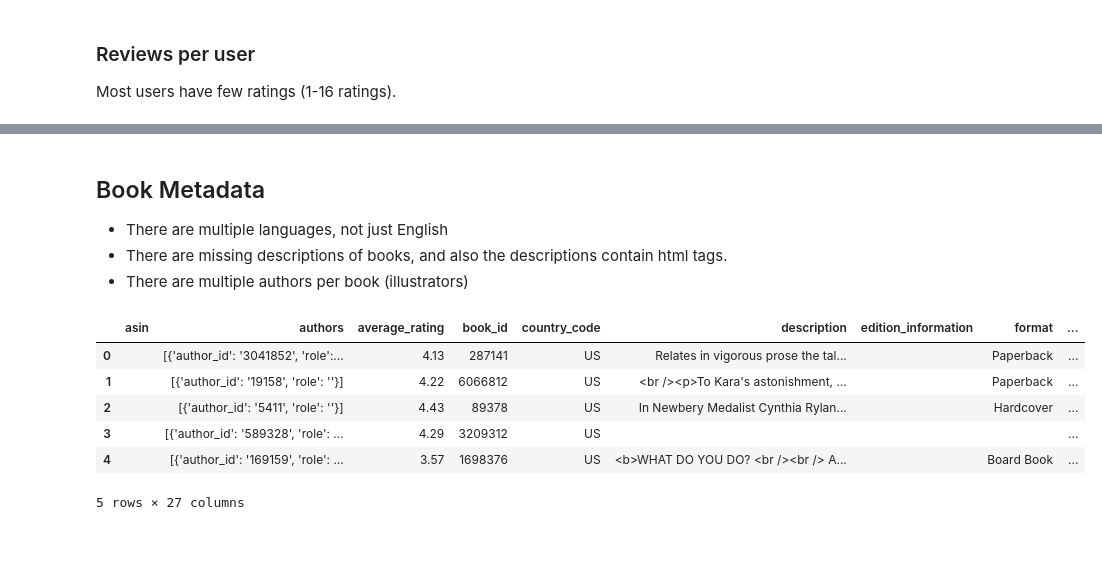
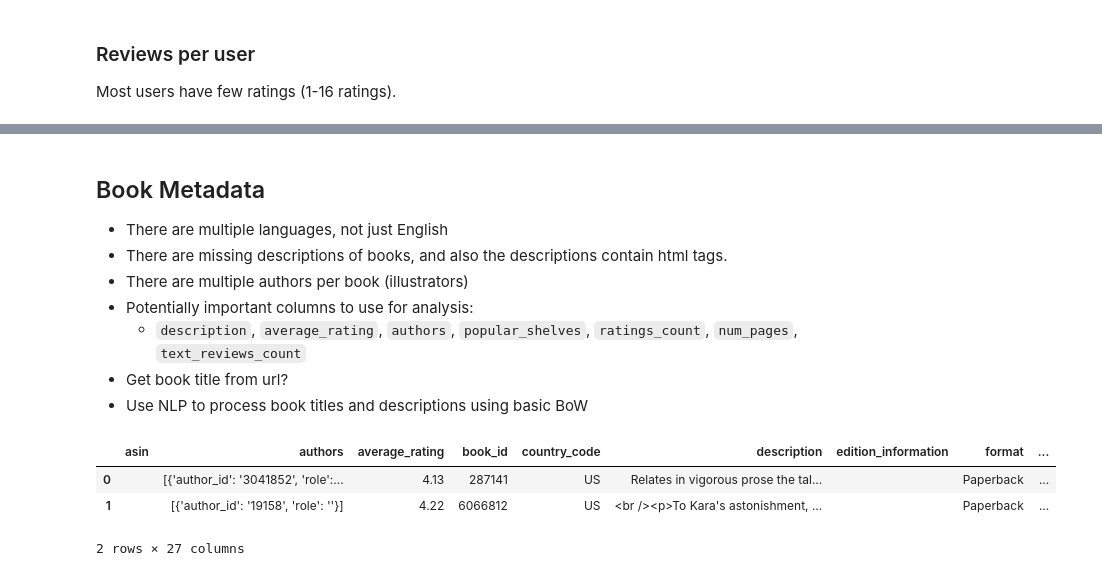
Before and after one commit to k-chuang/data-science-competitions, a Jupyter notebook: goodreads_eda.ipynb, the cells around one changed output, grey strips where cells are left out. Drawn from its saved outputs; the diff is of its cells as text; code cells hidden in the pictures; blank space fills up the shorter version.

```diff
--- a/goodreads_eda.ipynb
+++ b/goodreads_eda.ipynb
@@ -142,13 +195,14 @@ Name: user_id, dtype: float64
 - There are multiple languages, not just English
 - There are missing descriptions of books, and also the descriptions contain html tags.
 - There are multiple authors per book (illustrators)
+- Potentially important columns to use for analysis:
+    - `description`, `average_rating`, `authors`, `popular_shelves`, `ratings_count`, `num_pages`, `text_reviews_count`
+- Get book title from url?
+- Use NLP to process book titles and descriptions using basic BoW
 # %%
-book_df.head()
+book_df.head(2)
 # %% [output]
 |  | asin | authors | average_rating | book_id | country_code | description | edition_information | format | ... |
 | 0 |  | [{'author_id': '3041852', 'role':... | 4.13 | 287141 | US | Relates in vigorous prose the tal... |  | Paperback | ... |
 | 1 |  | [{'author_id': '19158', 'role': ''}] | 4.22 | 6066812 | US | <br /><p>To Kara's astonishment, ... |  | Paperback | ... |
-| 2 |  | [{'author_id': '5411', 'role': ''}] | 4.43 | 89378 | US | In Newbery Medalist Cynthia Rylan... |  | Hardcover | ... |
-| 3 |  | [{'author_id': '589328', 'role': ... | 4.29 | 3209312 | US |  |  |  | ... |
-| 4 |  | [{'author_id': '169159', 'role': ... | 3.57 | 1698376 | US | <b>WHAT DO YOU DO? <br /><br /> A... |  | Board Book | ... |
-5 rows × 27 columns
+2 rows × 27 columns
```
Also changed, not shown: parts of 31 cells of this notebook.
